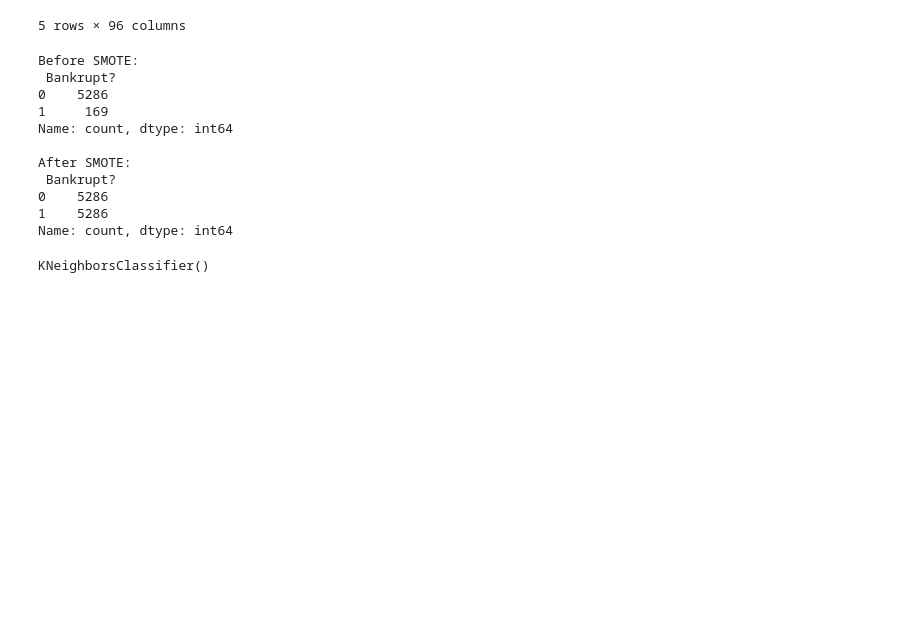
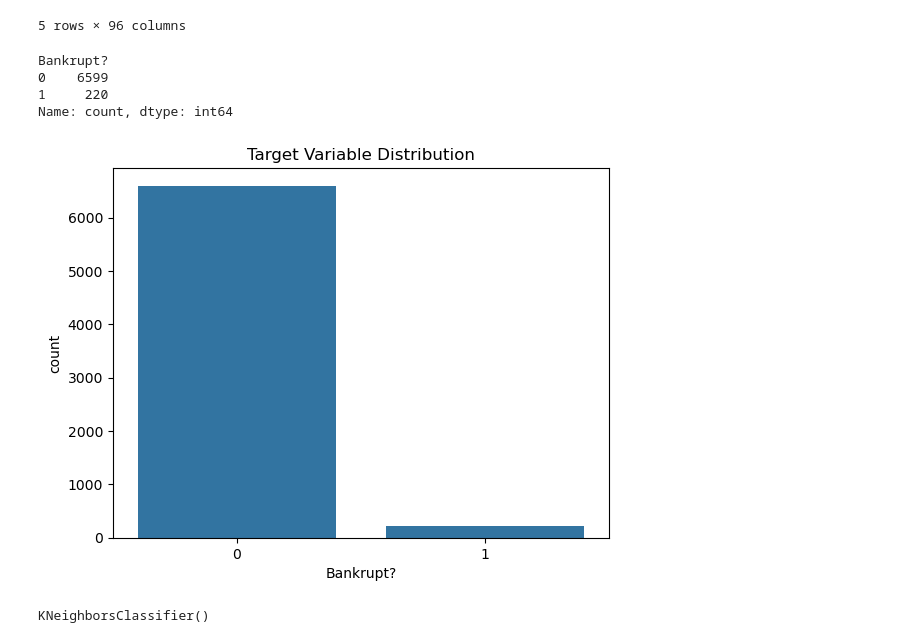
Before and after one commit to SLIIT-Y4S1-ORG/ML-IT4060-ASSIGNMENT01, a Jupyter notebook: KNN/KNN + SMOTE WORKFLOW.ipynb, the cells around one changed output. Saved outputs shown, nothing was run; the diff lists cells and outputs as text; code cells hidden in the pictures; blank space fills up the shorter version.

```diff
--- a/KNN/KNN + SMOTE WORKFLOW.ipynb
+++ b/KNN/KNN + SMOTE WORKFLOW.ipynb
@@ -20,3 +22,10 @@ df.head()
 | 3 | 1 | 0.399844 | 0.451265 | 0.457733 | 0.583541 | ... |
 | 4 | 1 | 0.465022 | 0.538432 | 0.522298 | 0.598783 | ... |
 5 rows × 96 columns
+# %%
+df['Bankrupt?'].value_counts()
+# %% [output]
+Bankrupt?
+0    6599
+1     220
+Name: count, dtype: int64
@@ -23,6 +35,9 @@ df.head()
 # %%
-X = df.drop('Bankrupt?', axis=1)
-y = df['Bankrupt?']
+sns.countplot(x=y)
+plt.title("Target Variable Distribution")
+plt.show()
+# %% [output]
+[figure, added]
 # %%
 X_train, X_test, y_train, y_test = train_test_split(
     X, y, test_size=0.2, random_state=42
@@ -34,15 +44,0 @@ X_train_smote, y_train_smote = smote.fit_resample(X_train, y_train)
-# %%
-print("Before SMOTE:\n", y_train.value_counts())
-print("\nAfter SMOTE:\n", y_train_smote.value_counts())
-# %% [output]
-Before SMOTE:
- Bankrupt?
-0    5286
-1     169
-Name: count, dtype: int64
-
-After SMOTE:
- Bankrupt?
-0    5286
-1    5286
-Name: count, dtype: int64
@@ -54,5 +44,0 @@ X_test = scaler.transform(X_test)
-# %%
-model = KNeighborsClassifier(n_neighbors=5)
-model.fit(X_train_smote, y_train_smote)
-# %% [output]
-KNeighborsClassifier()
@@ -60,0 +50,5 @@ y_pred = model.predict(X_test)
+# %%
+model = KNeighborsClassifier(n_neighbors=5)
+model.fit(X_train, y_train)
+# %% [output]
+KNeighborsClassifier()
```
Also changed, not shown: parts of 21 cells of this notebook, 2 other files.
